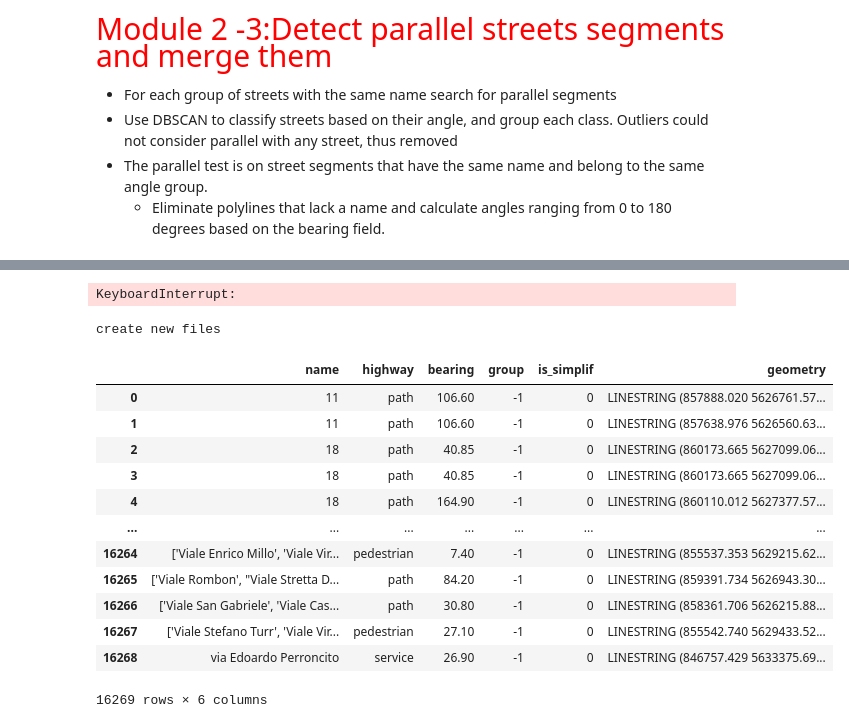
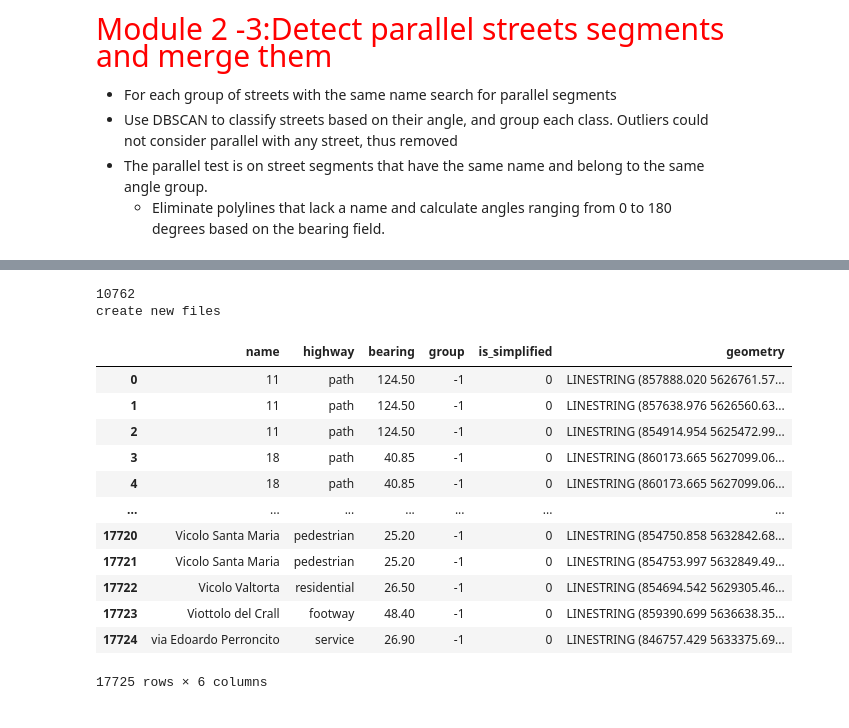
Before and after one commit to achic19/SOD0, a Jupyter notebook: Code/notebooks/code_for_test.ipynb, the cells around one changed output, grey strips where cells are left out. Cells and saved outputs as stored; diff of their text form; code cells hidden in the pictures.

```diff
--- a/Code/notebooks/code_for_test.ipynb
+++ b/Code/notebooks/code_for_test.ipynb
@@ -216,17 +215,11 @@ dic_final = {'name': [], 'geometry': [], 'highway': [], 'bearing': [], 'group':
 for_time = len(my_groupby)
 # endregion
 # %%
-is_test = False
 number_of_parallel = 0 # count the number of polylines were refined
 with tqdm(total=for_time) as pbar: #  It is used in order to visualise the progress by progress bar
     for i, street in enumerate(my_groupby):
-        if is_test:
-            name = 'Corso Orbassano','Corso Umbria',"['Corso Venezia', 'Raccordo Autostradale Torino-Caselle'].'monterey, boulevard, the street for example,Corso Achille Mario Dogliotti, Vicolo Valtorta IN THE END"
-            res = my_groupby.get_group(name)
-        else:
-            res = street[1] # it holds all the streets
-            name = street[0] # It holds the streets name
-                # For each group of streets with the same name search for parallel segments
+        res = street[1] # it holds all the streets
+        name = street[0] # It holds the streets name
         pbar.update(1) # for the progress bar
         # Remove segments without angle. If less than two segments being left move to the next group.
         res = res.dropna(subset=['angle'], axis=0)
@@ -288,20 +281,19 @@ with tqdm(total=for_time) as pbar: #  It is used in order to visualise the progr
 
             else:
                 _  = data['geometry'].apply(lambda x:update_df_with_center_line(x))
-        if is_test:
-            break
-
 
 print(number_of_parallel)
+print('create new files')
+# remove short lines
+final_cols = ['name', 'geometry', 'highway', 'bearing', 'length']
+new_network = GeoDataFrame(dic_final, crs=project_crs)
+
+# create network
+new_network.to_file(f'{data_folder}/simp.shp')
+# save the data as a pickle format
+
+# save another file for test
+get_five_largest_streets(new_network,'name','test_simp')
 # %% [output]
-KeyboardInterrupt:
+10762
+create new files
-# %%
-print('create new files')
-# remove short lines
-final_cols = ['name', 'geometry', 'highway', 'bearing', 'length']
-new_network = GeoDataFrame(dic_final, crs=project_crs)
-
-# create network
-new_network.to_file(f'{data_folder}/simp.shp')
-# %% [output]
-create new files
@@ -308,18 +642,17 @@ create new files
 # %%
 # starting point
-new_network = gpd.read_file(f'{data_folder}/simp.shp')
-new_network
+new_network = gpd.read_file(f'{data_folder}/simp.shp').rename(columns={'is_simplif':'is_simplified'})
 # %% [output]
-|  | name | highway | bearing | group | is_simplif | geometry |
-| 0 | 11 | path | 106.60 | -1 | 0 | LINESTRING (857888.020 5626761.57... |
-| 1 | 11 | path | 106.60 | -1 | 0 | LINESTRING (857638.976 5626560.63... |
-| 2 | 18 | path | 40.85 | -1 | 0 | LINESTRING (860173.665 5627099.06... |
+|  | name | highway | bearing | group | is_simplified | geometry |
+| 0 | 11 | path | 124.50 | -1 | 0 | LINESTRING (857888.020 5626761.57... |
+| 1 | 11 | path | 124.50 | -1 | 0 | LINESTRING (857638.976 5626560.63... |
+| 2 | 11 | path | 124.50 | -1 | 0 | LINESTRING (854914.954 5625472.99... |
 | 3 | 18 | path | 40.85 | -1 | 0 | LINESTRING (860173.665 5627099.06... |
-| 4 | 18 | path | 164.90 | -1 | 0 | LINESTRING (860110.012 5627377.57... |
+| 4 | 18 | path | 40.85 | -1 | 0 | LINESTRING (860173.665 5627099.06... |
 | ... | ... | ... | ... | ... | ... | ... |
-| 16264 | ['Viale Enrico Millo', 'Viale Vir... | pedestrian | 7.40 | -1 | 0 | LINESTRING (855537.353 5629215.62... |
-| 16265 | ['Viale Rombon', "Viale Stretta D... | path | 84.20 | -1 | 0 | LINESTRING (859391.734 5626943.30... |
-| 16266 | ['Viale San Gabriele', 'Viale Cas... | path | 30.80 | -1 | 0 | LINESTRING (858361.706 5626215.88... |
-| 16267 | ['Viale Stefano Turr', 'Viale Vir... | pedestrian | 27.10 | -1 | 0 | LINESTRING (855542.740 5629433.52... |
-| 16268 | via Edoardo Perroncito | service | 26.90 | -1 | 0 | LINESTRING (846757.429 5633375.69... |
+| 17720 | Vicolo Santa Maria | pedestrian | 25.20 | -1 | 0 | LINESTRING (854750.858 5632842.68... |
+| 17721 | Vicolo Santa Maria | pedestrian | 25.20 | -1 | 0 | LINESTRING (854753.997 5632849.49... |
+| 17722 | Vicolo Valtorta | residential | 26.50 | -1 | 0 | LINESTRING (854694.542 5629305.46... |
+| 17723 | Viottolo del Crall | footway | 48.40 | -1 | 0 | LINESTRING (859390.699 5636638.35... |
+| 17724 | via Edoardo Perroncito | service | 26.90 | -1 | 0 | LINESTRING (846757.429 5633375.69... |
-16269 rows × 6 columns
+17725 rows × 6 columns
```
Also changed, not shown: parts of 34 cells of this notebook, 3 other files.
